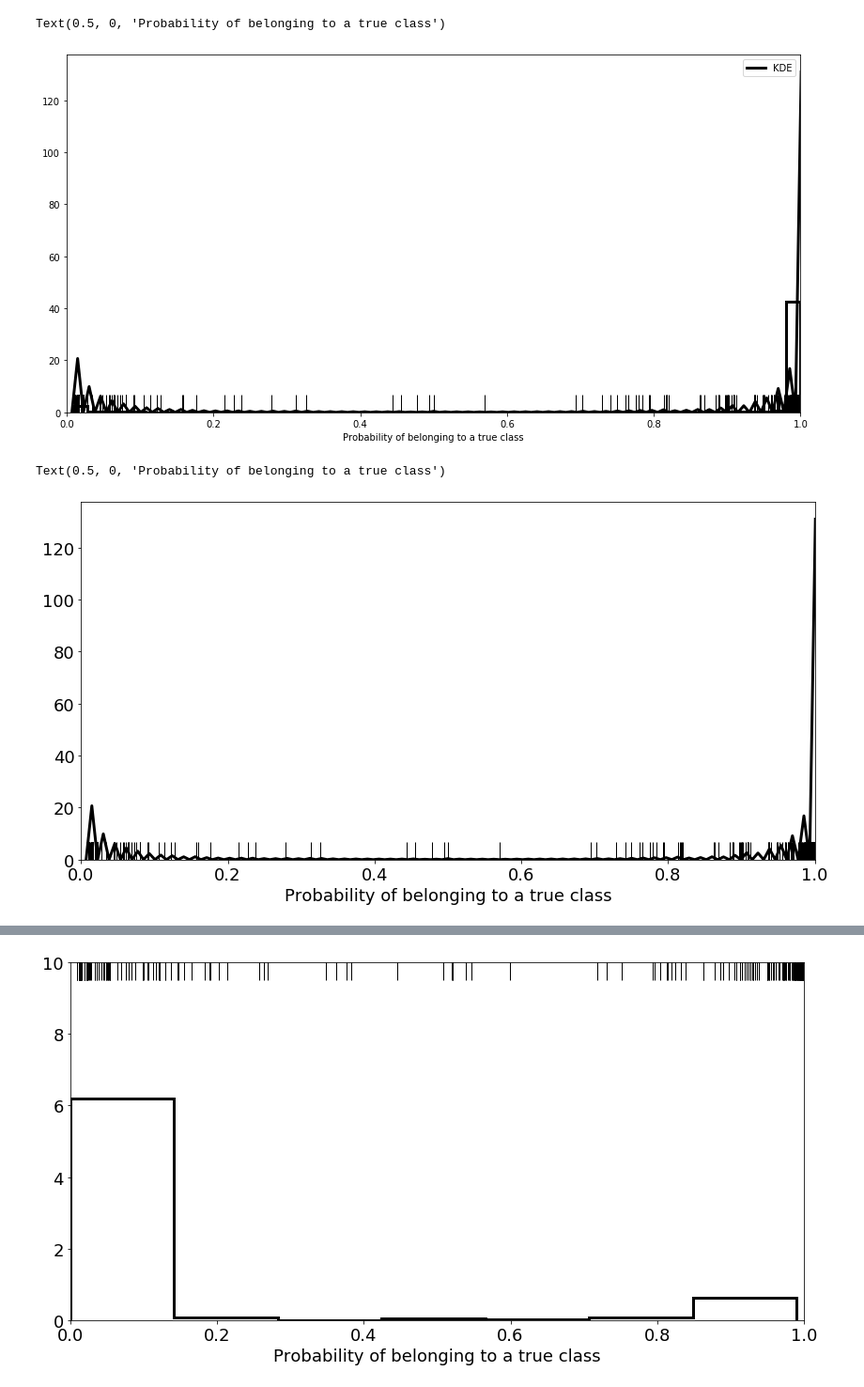
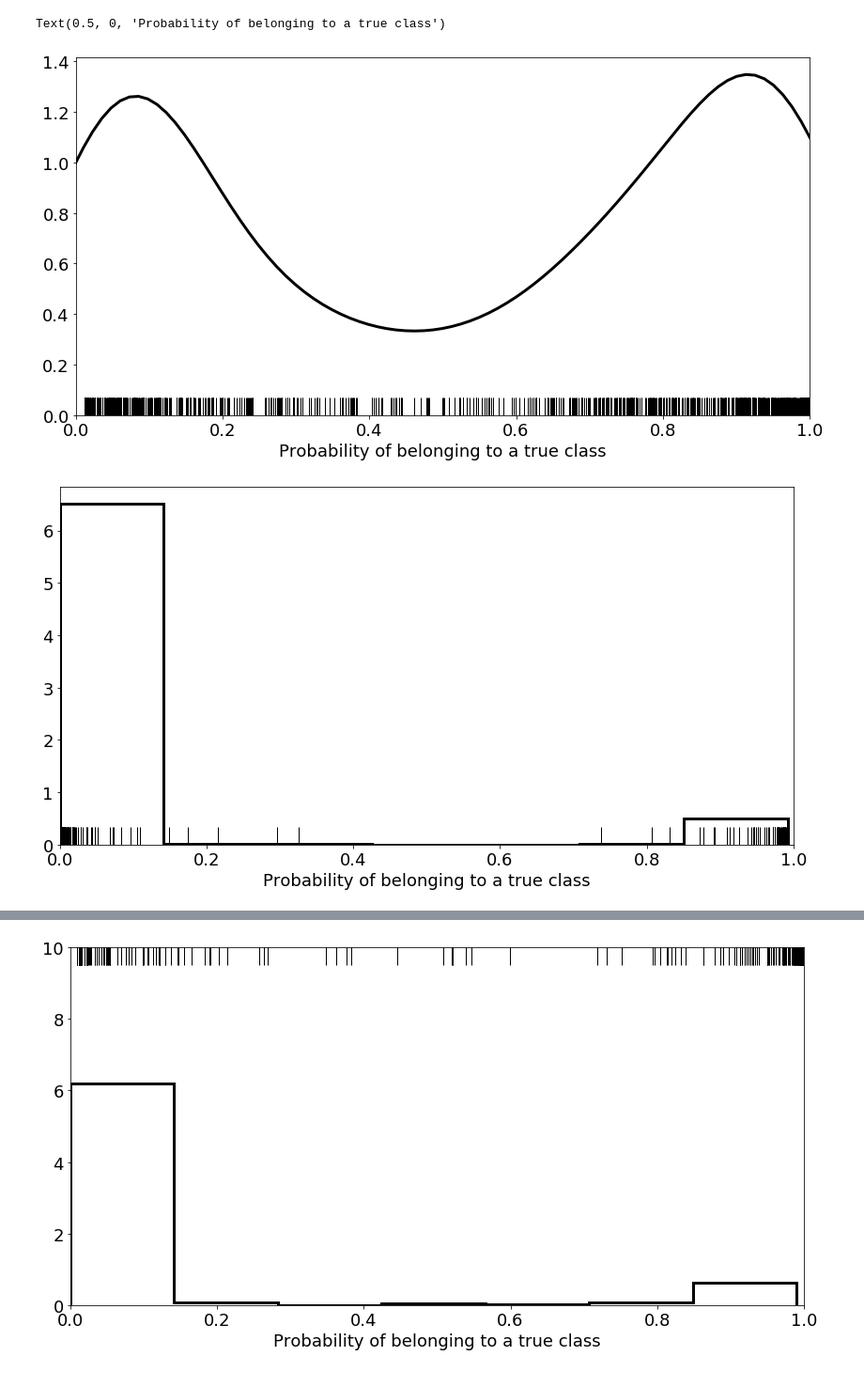
Before and after one commit to frperezgalarce/vsbms, a Jupyter notebook: Notebooks/Figure2.ipynb, the cells around one changed output, grey strips where cells are left out. Shown at 94% size. Drawn from its saved outputs; the diff is of its cells as text; code cells hidden in the pictures.

```diff
--- a/Notebooks/Figure2.ipynb
+++ b/Notebooks/Figure2.ipynb
@@ -12,23 +7,43 @@ predTest = lc_test['Pred'].sample(1000)
+# %%
+path_train = '/home/franciscoperez/Documents/GitHub/data/BIASEDFATS/Train_rrlyr-1.csv'
+path_test = '/home/franciscoperez/Documents/GitHub/data/BIASEDFATS/Test_rrlyr-1.csv'
+lc_test = pd.read_table(path_test, sep= ',')
+lc_train = pd.read_table(path_train, sep= ',')
 # %%
+predTrain = lc_train['Pred'].sample(1000)
+predTest = lc_test['Pred'].sample(1000)
+
+rc={'axes.labelsize': 18, 'font.size': 18, 'legend.fontsize': 18.0, 'axes.titlesize': 18}
+plt.rcParams.update(**rc)
+
 plt.figure(figsize=(14, 7))
 plt.xlim(0,)
-sns.distplot(predTest, rug=True, hist=True, color='black',  kde_kws={"color": "k", "lw": 3, "label": "KDE"},
+sns.distplot(predTest, rug=True, hist=False, color='black',  kde_kws={"color": "k", "lw": 3},
                   hist_kws={"histtype": "step", "linewidth": 3,
                             "alpha": 1, "color": "black"}, norm_hist=True);
 plt.xlabel('Probability of belonging to a true class')
 # %% [output]
 Text(0.5, 0, 'Probability of belonging to a true class')
-[figure, old version]
+[figure, new version]
 # %%
 rc={'axes.labelsize': 18, 'font.size': 18, 'legend.fontsize': 18.0, 'axes.titlesize': 18}
 plt.rcParams.update(**rc)
 
 plt.figure(figsize=(14, 7))
 plt.xlim(0,)
-sns.distplot(predTest, rug=True, hist=False, color='black',  kde_kws={"color": "k", "lw": 3},
+sns.distplot(1-predTrain, rug=True, hist=True, kde=False, color='black',  kde_kws={"color": "k", "lw": 3},
                   hist_kws={"histtype": "step", "linewidth": 3,
-                            "alpha": 1, "color": "black"}, norm_hist=True);
+                            "alpha": 1, "color": "black"}, norm_hist=True, bins =7);
 plt.xlabel('Probability of belonging to a true class')
+
+def upper_rugplot(data, height=.05, ax=None, **kwargs):
+    from matplotlib.collections import LineCollection
+    ax = ax or plt.gca()
+    kwargs.setdefault("linewidth", 1)
+    segs = np.stack((np.c_[data, data],
+                     np.c_[np.ones_like(data), np.ones_like(data)-height]),
+                    axis=-1)
+    lc = LineCollection(segs, transform=ax.get_xaxis_transform(), **kwargs)
+    ax.add_collection(lc)
 # %% [output]
-Text(0.5, 0, 'Probability of belonging to a true class')
-[figure, old version]
+[figure, new version]
```
Also changed, not shown: parts of 5 cells of this notebook.
